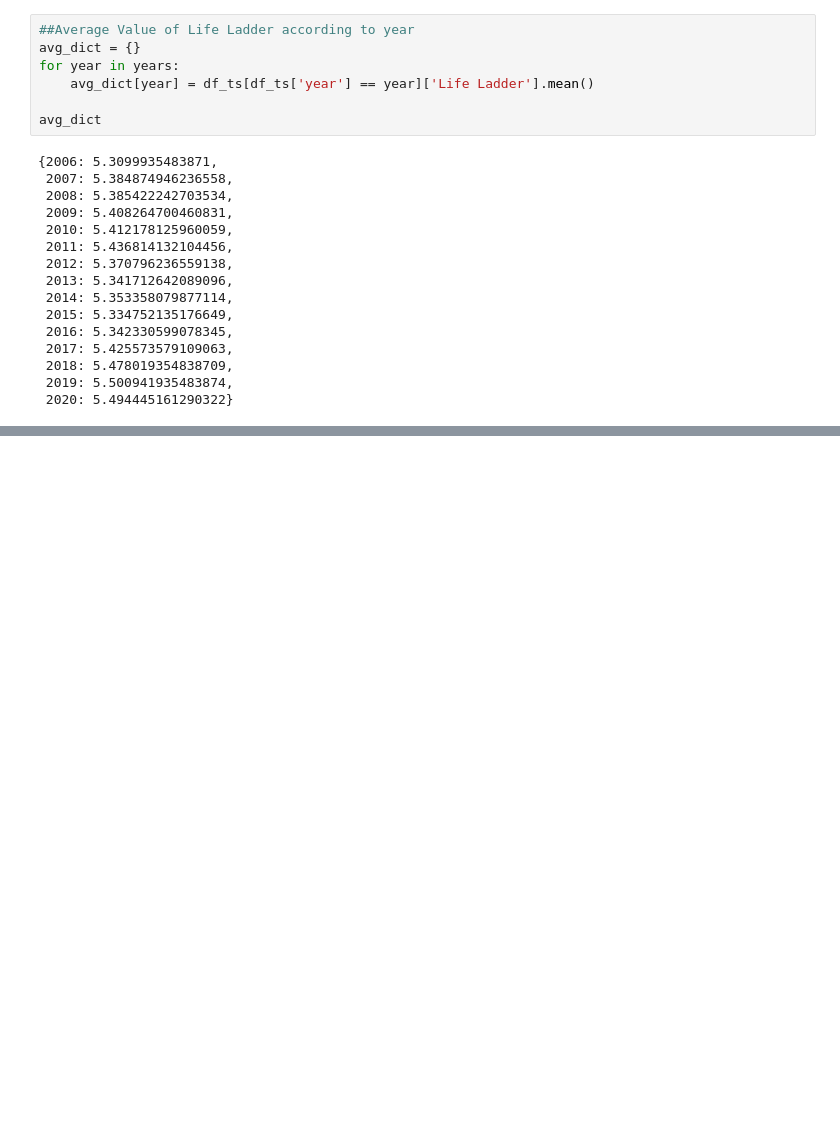
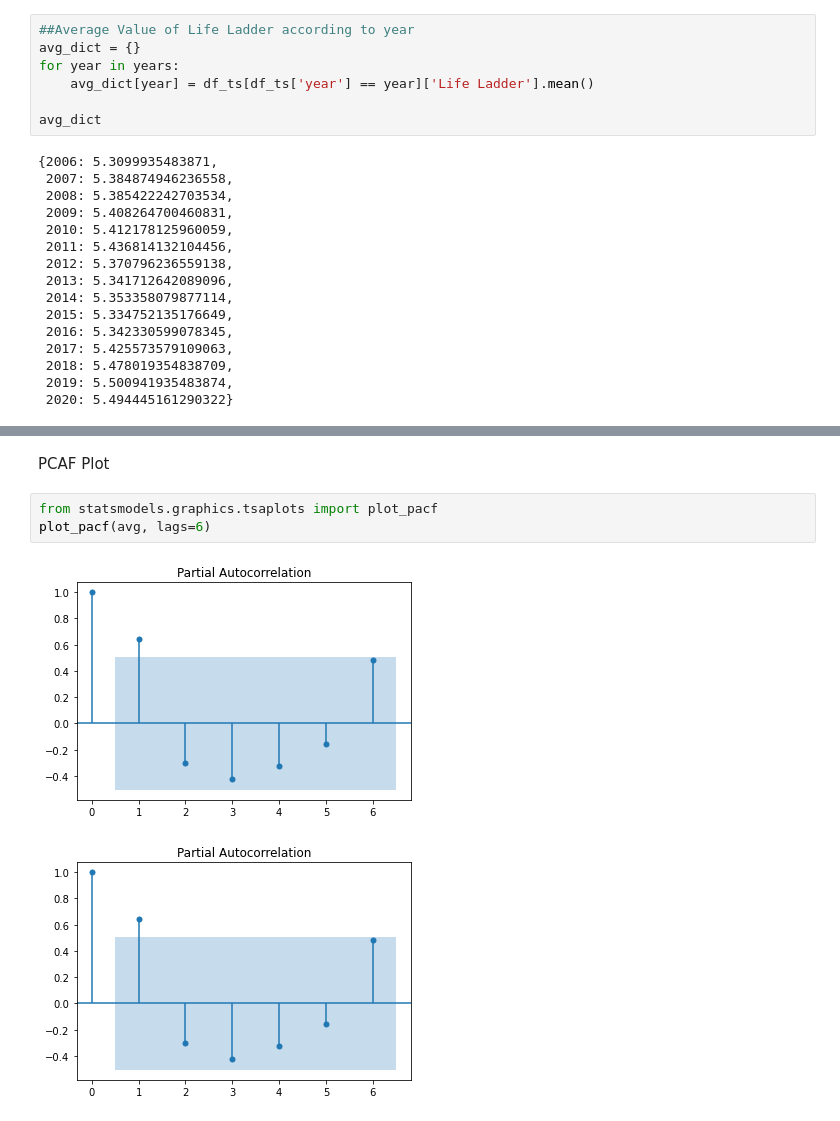
Before and after one commit to winggo12/DataAnalysis-WorldHappinessIndex, a Jupyter notebook: TimeSeries/TimeSeriesAnalysis.ipynb, the cells around one changed output, grey strips where cells are left out. Saved outputs shown, nothing was run; the diff lists cells and outputs as text; blank space fills up the shorter version.

```diff
--- a/TimeSeries/TimeSeriesAnalysis.ipynb
+++ b/TimeSeries/TimeSeriesAnalysis.ipynb
@@ -65,0 +99,8 @@ plt.show()
+# %% [markdown]
+PCAF Plot
+# %%
+from statsmodels.graphics.tsaplots import plot_pacf
+plot_pacf(avg, lags=6)
+# %% [output]
+[figure, added]
+[figure, added]
```
Also changed, not shown: parts of 5 cells of this notebook, 2 other files.
